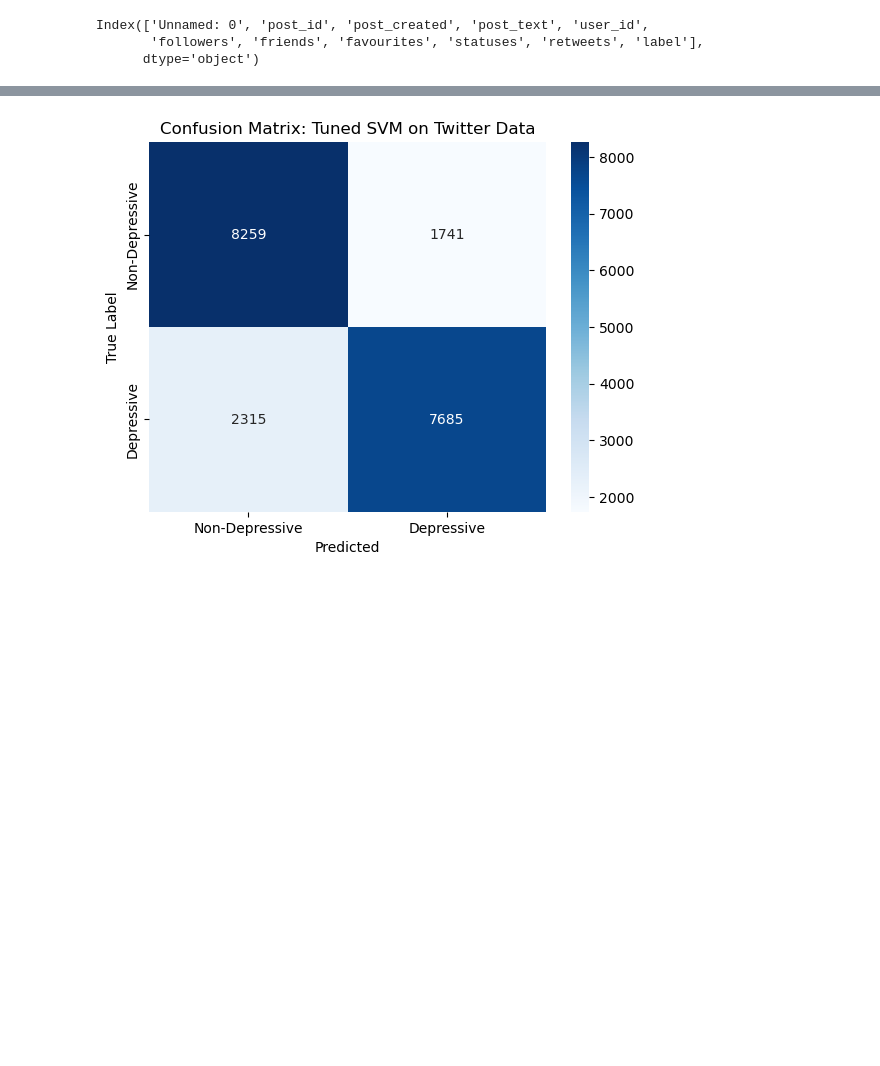
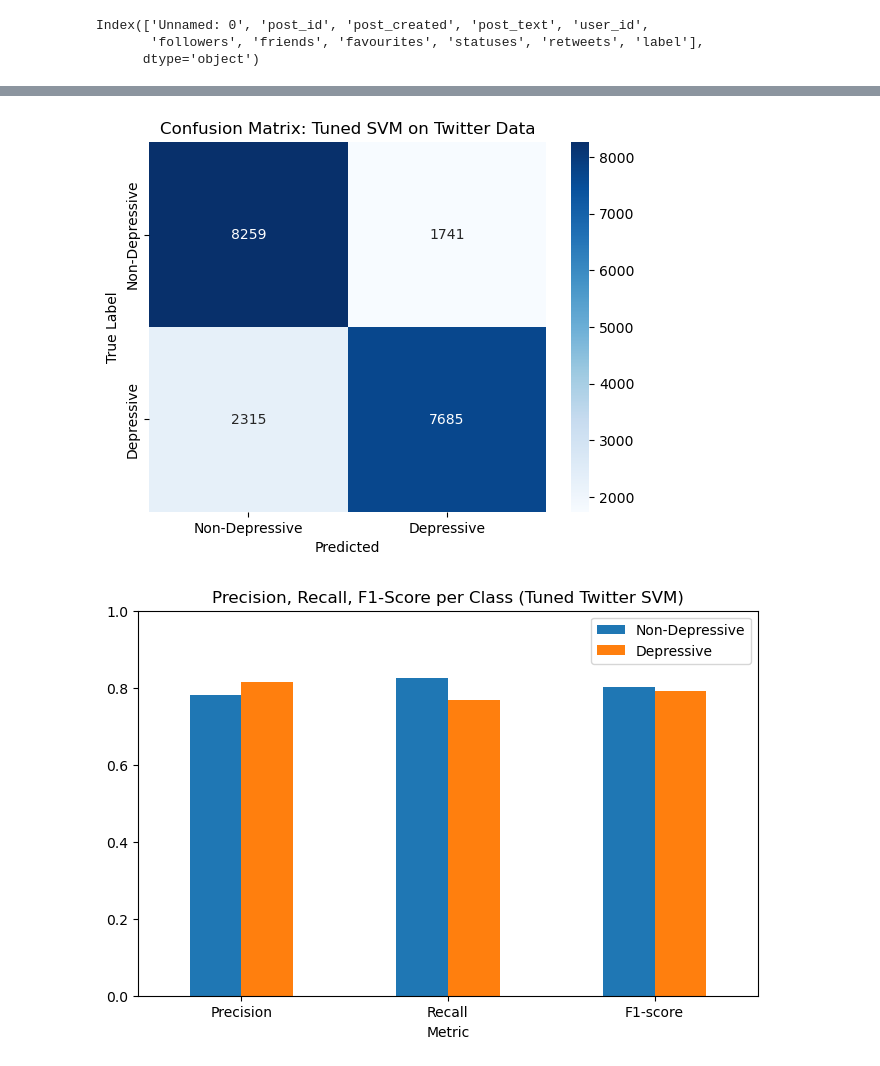
Before and after one commit to hlbels/crossplatform-mentalhealth-ml, a Jupyter notebook: SVM.ipynb, the cells around one changed output, grey strips where cells are left out. Saved outputs shown, nothing was run; the diff lists cells and outputs as text; code cells hidden in the pictures; blank space fills up the shorter version.

```diff
--- a/SVM.ipynb
+++ b/SVM.ipynb
@@ -186,7 +239,11 @@ import re
 import string
 from sklearn.svm import LinearSVC
 from sklearn.model_selection import GridSearchCV
-from sklearn.metrics import accuracy_score, classification_report, confusion_matrix
+from sklearn.metrics import (
+    accuracy_score, classification_report, confusion_matrix,
+    roc_curve, auc, precision_recall_curve, f1_score,
+    precision_score, recall_score
+)
 import seaborn as sns
 import matplotlib.pyplot as plt
 
@@ -202,12 +259,12 @@ twitter_df = pd.read_csv("Mental-Health-Twitter.csv")
 
 def preprocess_tweet(text):
     text = text.lower()
-    text = re.sub(r"http\S+|www\S+", "", text)      # remove URLs
-    text = re.sub(r"@\w+", "", text)                # remove mentions
-    text = re.sub(r"#(\w+)", r"\1", text)           # remove # but keep word
-    text = re.sub(r"[^\w\s,]", "", text)            # remove punctuation/emojis
-    text = re.sub(r'\d+', '', text)                 # remove numbers
-    text = re.sub(r'\s+', ' ', text).strip()        # normalize spaces
+    text = re.sub(r"http\S+|www\S+", "", text)
+    text = re.sub(r"@\w+", "", text)
+    text = re.sub(r"#(\w+)", r"\1", text)
+    text = re.sub(r"[^\w\s,]", "", text)
+    text = re.sub(r'\d+', '', text)
+    text = re.sub(r'\s+', ' ', text).strip()
     return text
 
 twitter_df["clean_text"] = twitter_df["post_text"].astype(str).apply(preprocess_tweet)
@@ -232,30 +289,77 @@ grid_search.fit(X_twitter, y_twitter)
 print("Best Parameters:", grid_search.best_params_)
 best_svm = grid_search.best_estimator_
 
-# ------------------------------
 # Save tuned model
-# ------------------------------
 joblib.dump(best_svm, "svm_twitter_tuned.pkl")
 
 # ------------------------------
-# Evaluate tuned model
+# Evaluation
 # ------------------------------
-predicted_depression = best_svm.predict(X_twitter)
+predicted = best_svm.predict(X_twitter)
 
-print("\nTwitter Accuracy:", accuracy_score(y_twitter, predicted_depression))
-print("\nClassification Report:\n", classification_report(y_twitter, predicted_depression, zero_division=0))
+print("\nAccuracy:", accuracy_score(y_twitter, predicted))
+print("\nClassification Report:\n",
+      classification_report(y_twitter, predicted, zero_division=0))
 
 # ------------------------------
-# Visualize confusion matrix
+# Confusion Matrix
 # ------------------------------
-cm = confusion_matrix(y_twitter, predicted_depression)
-sns.heatmap(cm, annot=True, fmt='d', cmap='Blues',
-            xticklabels=["Non-Depressive", "Depressive"],
-            yticklabels=["Non-Depressive", "Depressive"])
+cm = confusion_matrix(y_twitter, predicted)
+sns.heatmap(
+    cm, annot=True, fmt='d', cmap='Blues',
+    xticklabels=["Non-Depressive", "Depressive"],
+    yticklabels=["Non-Depressive", "Depressive"]
+)
 plt.xlabel("Predicted")
 plt.ylabel("True Label")
 plt.title("Confusion Matrix: Tuned SVM on Twitter Data")
 plt.show()
+
+# ------------------------------
+# Precision, Recall, F1 Bar Plot
+# ------------------------------
+precision = precision_score(y_twitter, predicted, average=None)
+recall = recall_score(y_twitter, predicted, average=None)
+f1 = f1_score(y_twitter, predicted, average=None)
+
+metrics_df = pd.DataFrame({
+    "Metric": ["Precision", "Recall", "F1-score"],
+    "Non-Depressive": [precision[0], recall[0], f1[0]],
+    "Depressive": [precision[1], recall[1], f1[1]]
+}).set_index("Metric")
+
+metrics_df.plot(kind='bar', figsize=(8, 5))
+plt.title("Precision, Recall, F1-Score per Class (Tuned Twitter SVM)")
+plt.ylim(0, 1)
+plt.xticks(rotation=0)
+plt.show()
+
+# ------------------------------
+# ROC Curve
+# ------------------------------
+# LinearSVC has no predict_proba -> use decision_function
+decision_scores = best_svm.decision_function(X_twitter)
+fpr, tpr, _ = roc_curve(y_twitter, decision_scores)
+roc_auc = auc(fpr, tpr)
+
+plt.plot(fpr, tpr, lw=2, label=f"AUC = {roc_auc:.3f}")
+plt.plot([0, 1], [0, 1], linestyle='--')
+plt.xlabel("False Positive Rate")
+plt.ylabel("True Positive Rate")
+plt.title("ROC Curve: Tuned Twitter SVM")
+plt.legend()
+plt.show()
+
+# ------------------------------
+# Precision–Recall Curve
+# ------------------------------
+prec, rec, _ = precision_recall_curve(y_twitter, decision_scores)
+
+plt.plot(rec, prec, lw=2)
+plt.xlabel("Recall")
+plt.ylabel("Precision")
+plt.title("Precision–Recall Curve: Tuned Twitter SVM")
+plt.show()
 # %% [output]
 Fitting 5 folds for each of 16 candidates, totalling 80 fits
 Best Parameters: {'C': 1, 'class_weight': None, 'max_iter': 1000}
@@ -264,11 +368,12 @@ Twitter Accuracy: 0.7972
 
 Classification Report:
                precision    recall  f1-score   support
 
            0       0.78      0.83      0.80     10000
            1       0.82      0.77      0.79     10000
 
     accuracy                           0.80     20000
    macro avg       0.80      0.80      0.80     20000
 weighted avg       0.80      0.80      0.80     20000
 [figure]
+[figure, added]
```
Also changed, not shown: parts of 9 cells of this notebook.
